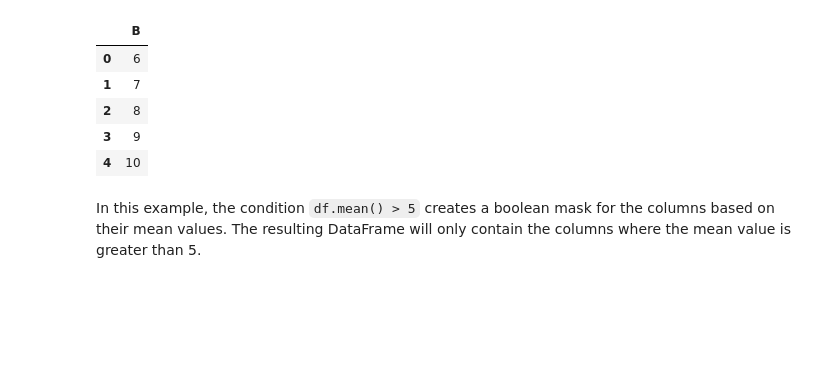
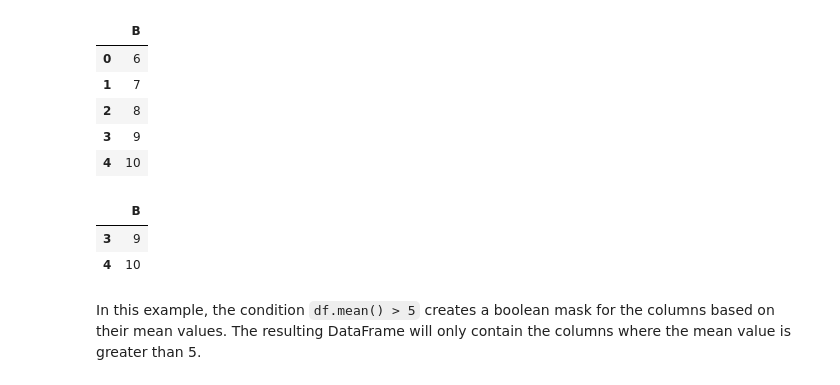
Before and after one commit to pytopia/Data-Processing-for-ML, a Jupyter notebook: Lectures/04 Pandas Fundamentals/05 More on Indexing.ipynb, the cells around one changed output. Cells and saved outputs as stored; diff of their text form; code cells hidden in the pictures; blank space fills up the shorter version.

```diff
--- a/Lectures/04 Pandas Fundamentals/05 More on Indexing.ipynb
+++ b/Lectures/04 Pandas Fundamentals/05 More on Indexing.ipynb
@@ -173,6 +175,12 @@ df.loc[:, df.mean() > 5]
 | 2 | 8 |
 | 3 | 9 |
 | 4 | 10 |
+# %%
+df.loc[df['B'] > 8, df.mean() > 5]
+# %% [output]
+|  | B |
+| 3 | 9 |
+| 4 | 10 |
 # %% [markdown]
 In this example, the condition `df.mean() > 5` creates a boolean mask for the columns based on their mean values. The resulting DataFrame will only contain the columns where the mean value is greater than 5.
 # %% [markdown]
```
Also changed, not shown: parts of 5 cells of this notebook, 8 other files.
